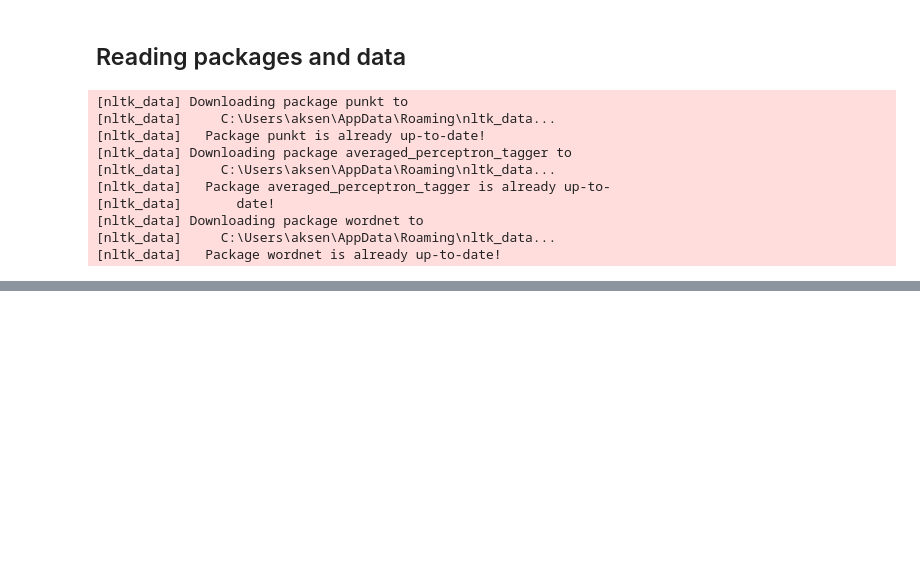
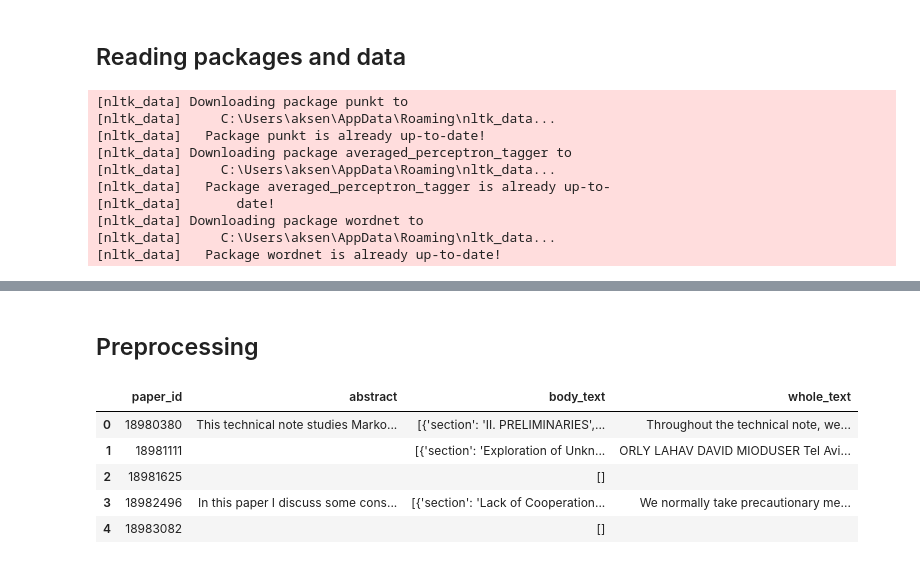
Before and after one commit to markaksen/HighResLDA, a Jupyter notebook: preprocessing.ipynb, the cells around one changed output, grey strips where cells are left out. Saved outputs shown, nothing was run; the diff lists cells and outputs as text; code cells hidden in the pictures; blank space fills up the shorter version.

```diff
--- a/preprocessing.ipynb
+++ b/preprocessing.ipynb
@@ -439,0 +64,41 @@ X.shape
+# %%
+def read_pdf(file_name, start_line, end_line, ids):
+    papers_ids_text = []; abstract = []; body_text = []; whole_text = []
+
+    with open(file_name) as f:
+        for _ in range(start_line):
+            next(f)
+        index = 0
+        for line in f:
+            paper = json.loads(line)
+            if index > end_line - start_line:
+                break
+            index += 1
+            if paper['paper_id'] in ids:
+                papers_ids_text.append(paper['paper_id'])
+                if paper['abstract']:
+                    abstract.append(paper['abstract'][0]['text'])
+                else:
+                    abstract.append('')
+                text = []
+                full_text = ''
+                if paper['body_text']:
+                    for entry in paper['body_text']:
+                        if entry['section'] and entry['text']:
+                            section = {key: entry[key] for key in ['section', 'text']}
+                            text.append(section)
+                            if full_text:
+                                full_text = full_text + '\n' + entry['text']
+                            else:
+                                full_text = entry['text']
+                    body_text.append(text)
+                    whole_text.append(full_text)
+                else:
+                    body_text.append([])
+                    whole_text.append('')
+
+        textdata = pd.DataFrame({'paper_id': papers_ids_text, 'abstract': abstract, 'body_text': body_text, 'whole_text': whole_text})
+
+        return textdata
+# %% [markdown]
+## Preprocessing
@@ -439,0 +261,11 @@ X.shape
+# %%
+ids = selected_data['ids'].values
+textdf = read_pdf('20200705v1/full/pdf_parses/pdf_parses_0.jsonl',0,100000, ids)
+textdf.head(5)
+# %% [output]
+|  | paper_id | abstract | body_text | whole_text |
+| 0 | 18980380 | This technical note studies Marko... | [{'section': 'II. PRELIMINARIES',... | Throughout the technical note, we... |
+| 1 | 18981111 |  | [{'section': 'Exploration of Unkn... | ORLY LAHAV DAVID MIODUSER Tel Avi... |
+| 2 | 18981625 |  | [] |  |
+| 3 | 18982496 | In this paper I discuss some cons... | [{'section': 'Lack of Cooperation... | We normally take precautionary me... |
+| 4 | 18983082 |  | [] |  |
```
Also changed, not shown: parts of 69 cells of this notebook.
